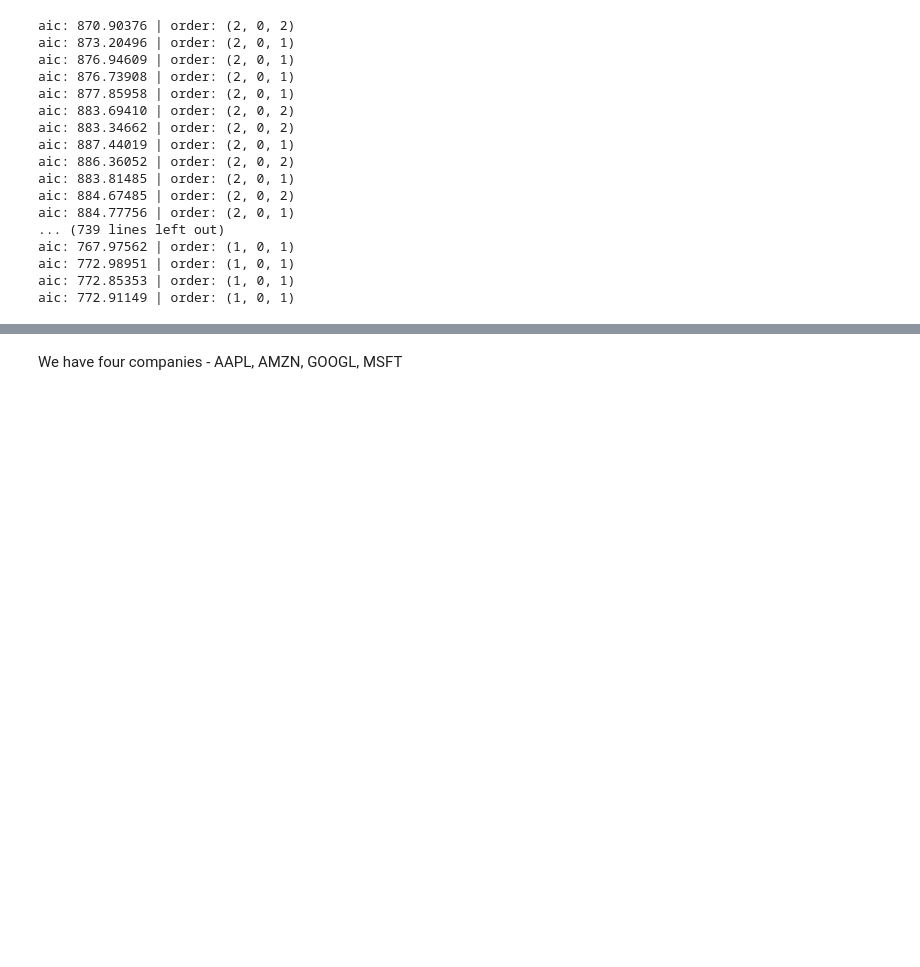
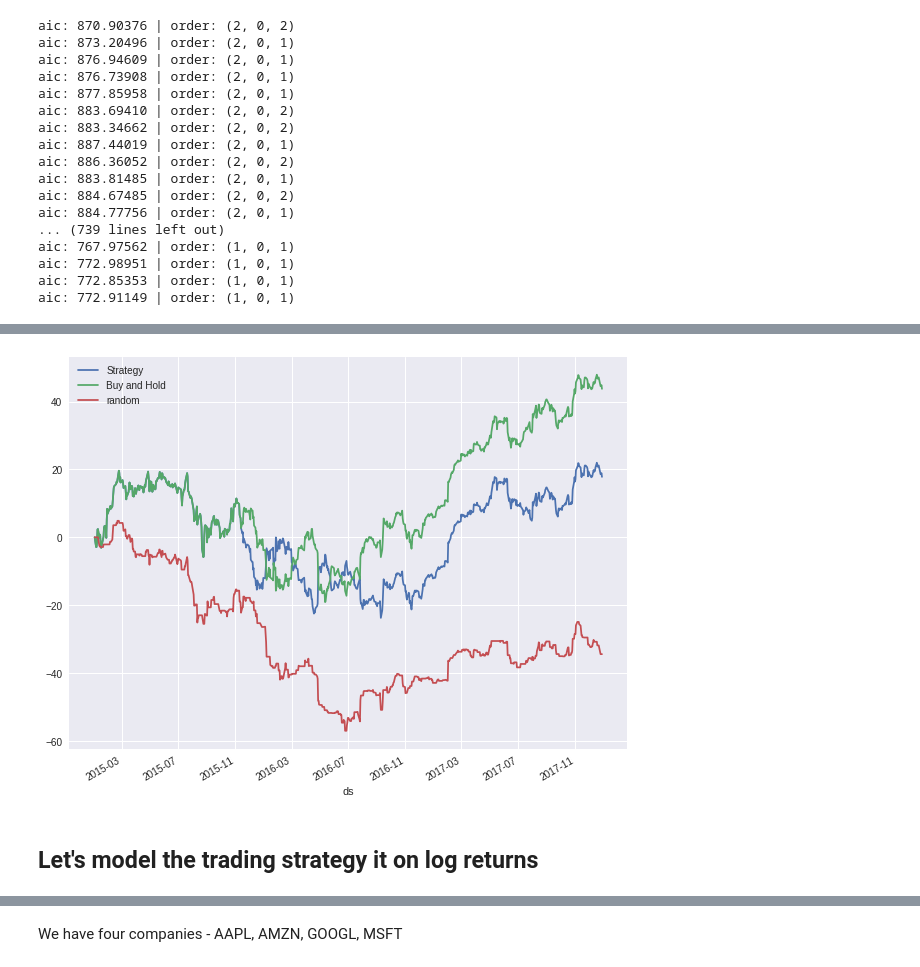
Before and after one commit to saurabh2086/timeSeriesAnalysis, a Jupyter notebook: DJIA_Data.ipynb, the cells around one changed output, grey strips where cells are left out. Saved outputs shown, nothing was run; the diff lists cells and outputs as text; code cells hidden in the pictures; blank space fills up the shorter version.

```diff
--- a/DJIA_Data.ipynb
+++ b/DJIA_Data.ipynb
@@ -522 +537,22 @@ signal.value_counts()
 Name: log_returns, dtype: int64
+# %%
+rets = pd.DataFrame(index = signal.index, columns=['Buy and Hold', 'Strategy', 'random'])
+eqCurves = pd.DataFrame(index = signal.index, columns=['Buy and Hold', 'Strategy', 'random'])
+rets['Buy and Hold'] = samp.log_returns[-fore_length:]
+rets['random'] = np.random.random_integers(0, 1, fore_length)
+
+rets['Strategy'] = signal
+rets['Strategy'] = rets['Strategy']*rets['Buy and Hold']
+rets['random'] = rets['random']*rets['Buy and Hold']
+eqCurves['Buy and Hold']=(rets['Buy and Hold']+1).cumprod()-1
+eqCurves['Strategy'] = rets['Strategy'].cumsum()+1
+eqCurves['random'] = rets['random'].cumsum()+1
+eqCurves['Strategy'].plot(figsize=(10,8))
+eqCurves['Buy and Hold'].plot()
+eqCurves['random'].plot()
+plt.legend()
+plt.show()
+# %% [output]
+[figure, added]
+# %% [markdown]
+## Let's model the trading strategy it on log returns
```
Also changed, not shown: parts of 53 cells of this notebook.
